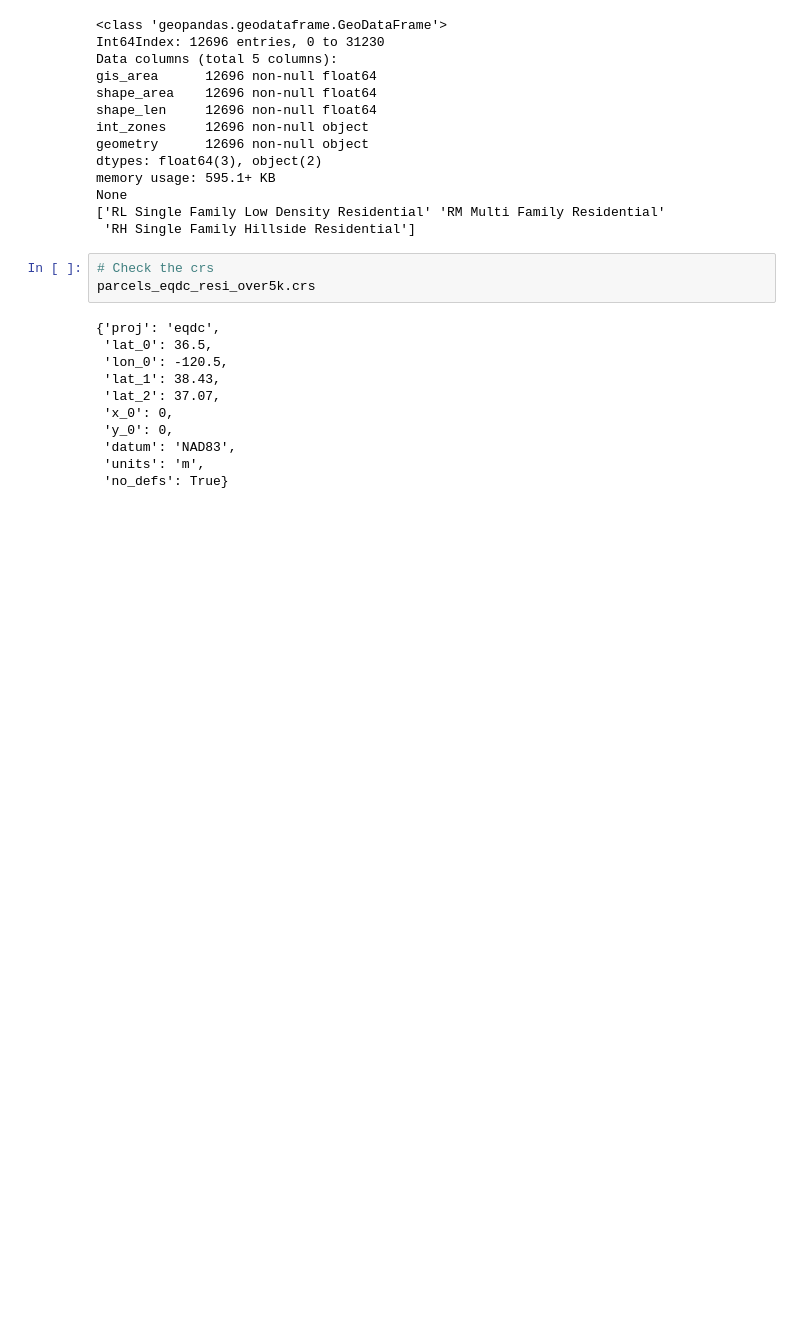
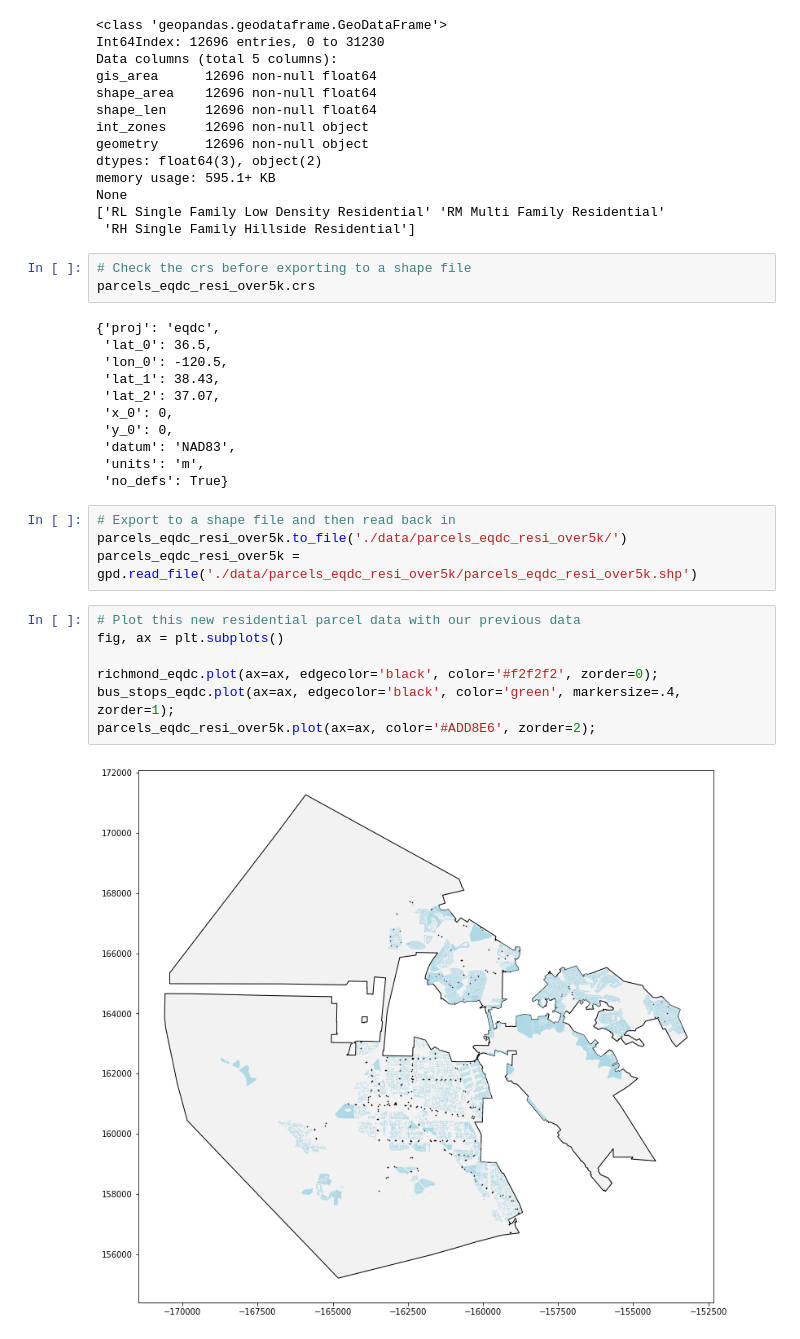
Before and after one commit to bazini627/map674-module-07, a Jupyter notebook: richmond_parcels_bus_stops.ipynb, the cells around one changed output. Saved outputs shown, nothing was run; the diff lists cells and outputs as text; blank space fills up the shorter version.

Commit message:
Exported, read back in, and buffered buses

```diff
--- a/richmond_parcels_bus_stops.ipynb
+++ b/richmond_parcels_bus_stops.ipynb
@@ -147,7 +147,7 @@ None
 ['RL Single Family Low Density Residential' 'RM Multi Family Residential'
  'RH Single Family Hillside Residential']
 # %%
-# Check the crs
+# Check the crs before exporting to a shape file
 parcels_eqdc_resi_over5k.crs
 # %% [output]
 {'proj': 'eqdc',
@@ -160,3 +160,16 @@ parcels_eqdc_resi_over5k.crs
  'datum': 'NAD83',
  'units': 'm',
  'no_defs': True}
+# %%
+# Export to a shape file and then read back in
+parcels_eqdc_resi_over5k.to_file('./data/parcels_eqdc_resi_over5k/')
+parcels_eqdc_resi_over5k = gpd.read_file('./data/parcels_eqdc_resi_over5k/parcels_eqdc_resi_over5k.shp')
+# %%
+# Plot this new residential parcel data with our previous data
+fig, ax = plt.subplots()
+
+richmond_eqdc.plot(ax=ax, edgecolor='black', color='#f2f2f2', zorder=0);
+bus_stops_eqdc.plot(ax=ax, edgecolor='black', color='green', markersize=.4, zorder=1);
+parcels_eqdc_resi_over5k.plot(ax=ax, color='#ADD8E6', zorder=2);
+# %% [output]
+[figure, added]
```
Also changed, not shown: parts of 1 cell of this notebook, 5 other files.
